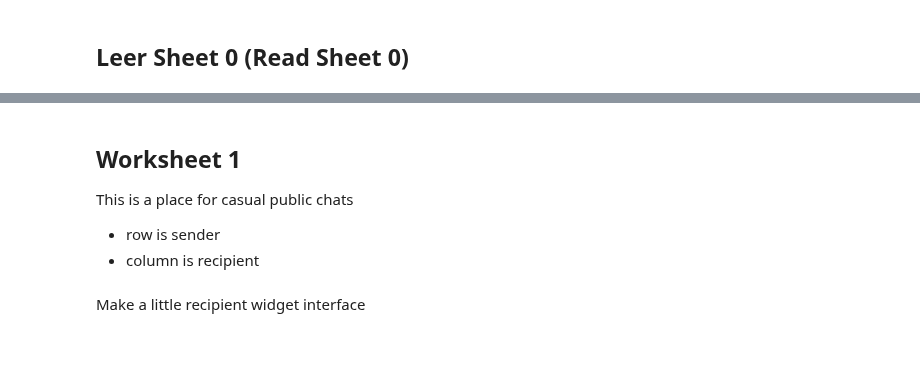
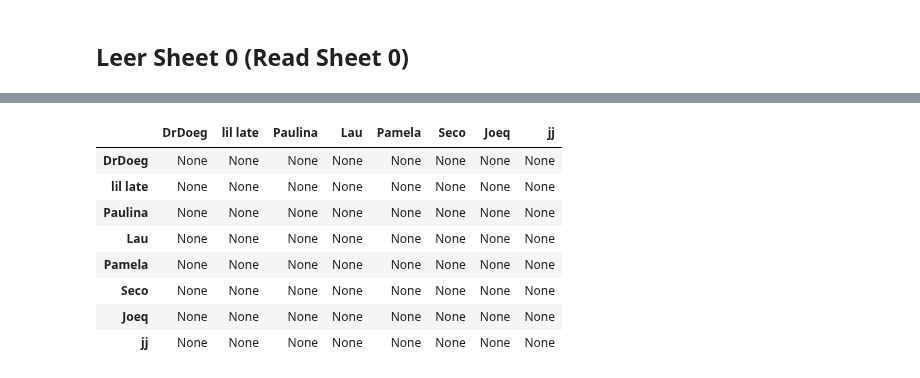
Before and after one commit to ProfDoeg/Colegio_Invisible, a Jupyter notebook: 04_cuaderno.ipynb, the cells around one changed output, grey strips where cells are left out. Cells and saved outputs as stored; diff of their text form; code cells hidden in the pictures; blank space fills up the shorter version.

```diff
--- a/04_cuaderno.ipynb
+++ b/04_cuaderno.ipynb
@@ -343,4 +350,9 @@ We can verify statements. Here we use the `ecies` cryptography library directly
 import eth_keys
 import ecies
 
-eth_keys.datatypes.Signature(bytes.fromhex(sig1)).verify_msg(my_statement.encode(),eth_keys.keys.PublicKey(bytes.fromhex(pubkey1)))
+def verify(sig,statement,pubkey):
+  try:
+    return eth_keys.datatypes.Signature(bytes.fromhex(sig)).verify_msg(statement.encode() if type(statement)!=bytes else statement,eth_keys.keys.PublicKey(bytes.fromhex(pubkey)))
+  except Exception as E:
+    return E
+verify(sig1,my_statement,pubkey1)
@@ -363,16 +377,24 @@ Doing variable assignment for needed Worksheets
 # %%
 #ONLY FOR DDOG MC
-#df=pd.DataFrame('dada',columns=participants,index=participants)
-#sheet1.clear()
-#sheet1.update([df.columns.values.tolist()] + df.values.tolist())
-#sheet2.clear()
-#sheet2.update([df.columns.values.tolist()] + df.values.tolist())
-#sheet3.clear()
-#sheet3.update([df.columns.values.tolist()] + df.values.tolist())
-#df
+hojas=[sheet1,sheet2,sheet3]
+participants = dataframe.name.tolist()
+df=pd.DataFrame('None',columns=participants,index=participants)
+
+def fill_sheets(h,dfrm):
+  for hoja in h:
+    hoja.clear()
+    hoja.update([dfrm.columns.values.tolist()] + dfrm.values.tolist())
+
+#fill_sheets(hojas,df)
+
+df
+# %% [output]
+|  | DrDoeg | lil late | Paulina | Lau | Pamela | Seco | Joeq | jj |
+| DrDoeg | None | None | None | None | None | None | None | None |
+| lil late | None | None | None | None | None | None | None | None |
+| Paulina | None | None | None | None | None | None | None | None |
+| Lau | None | None | None | None | None | None | None | None |
+| Pamela | None | None | None | None | None | None | None | None |
+| Seco | None | None | None | None | None | None | None | None |
+| Joeq | None | None | None | None | None | None | None | None |
+| jj | None | None | None | None | None | None | None | None |
-# %% [markdown]
-## Worksheet 1
-
-This is a place for casual public chats
-- row is sender
-- column is recipient
@@ -383,2 +400,0 @@ dataframe1
-# %% [markdown]
-Make a little recipient widget interface
```
Also changed, not shown: parts of 57 cells of this notebook.
